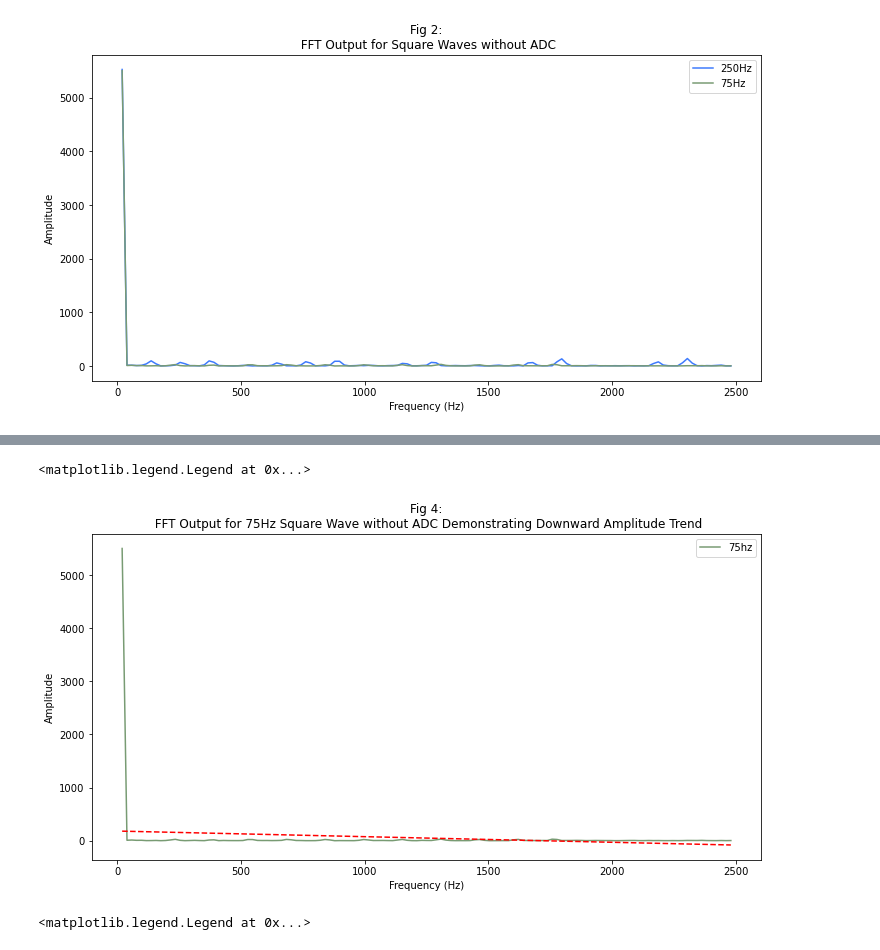
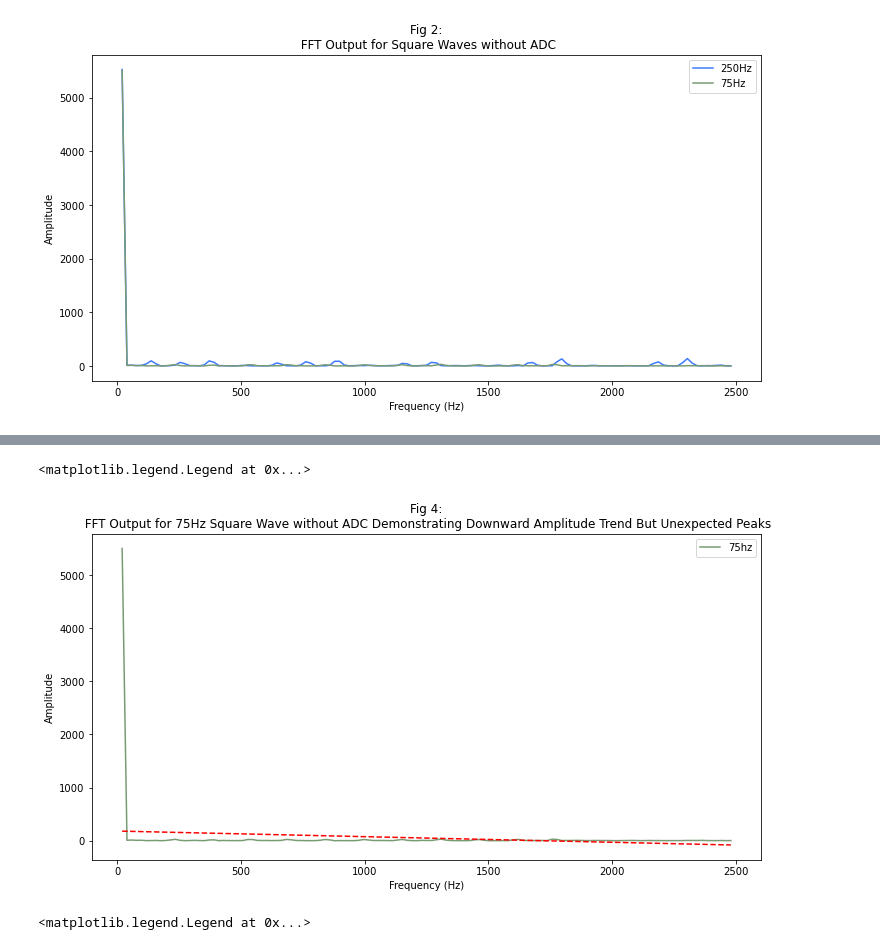
Before and after one commit to skasim/ardunio-sound-sensor-fastled, a Jupyter notebook: fft_ouptut_analysis.ipynb, the cells around one changed output, grey strips where cells are left out. Cells and saved outputs as stored; diff of their text form; code cells hidden in the pictures.

```diff
--- a/fft_ouptut_analysis.ipynb
+++ b/fft_ouptut_analysis.ipynb
@@ -116,22 +116,22 @@ plt.legend()
 # %%
 # plotting points
 plt.plot(data['frequency'], data['amplitude_75hz'], label='75hz', color='xkcd:grey green')
 # calculate trendline
 z = np.polyfit(data['frequency'], data['amplitude_75hz'], 1)
 p = np.poly1d(z)
 plt.plot(data['frequency'],p(data['frequency']),"r--")
 # add x-label
 plt.xlabel('Frequency (Hz)')
 # add y-label
 plt.ylabel('Amplitude')
 # plot title
-plt.title('Fig 4:\n FFT Output for 75Hz Square Wave without ADC Demonstrating Downward Amplitude Trend')
+plt.title('Fig 4:\n FFT Output for 75Hz Square Wave without ADC Demonstrating Downward Amplitude Trend But Unexpected Peaks')
 # show legend
 plt.legend()
 #show graph
 # %% [output]
 <matplotlib.legend.Legend at 0x...>
-[figure, old version]
+[figure, new version]
 # %%
 # drop first frequency
 data = data.drop([1])
```
Also changed, not shown: parts of 3 cells of this notebook.
